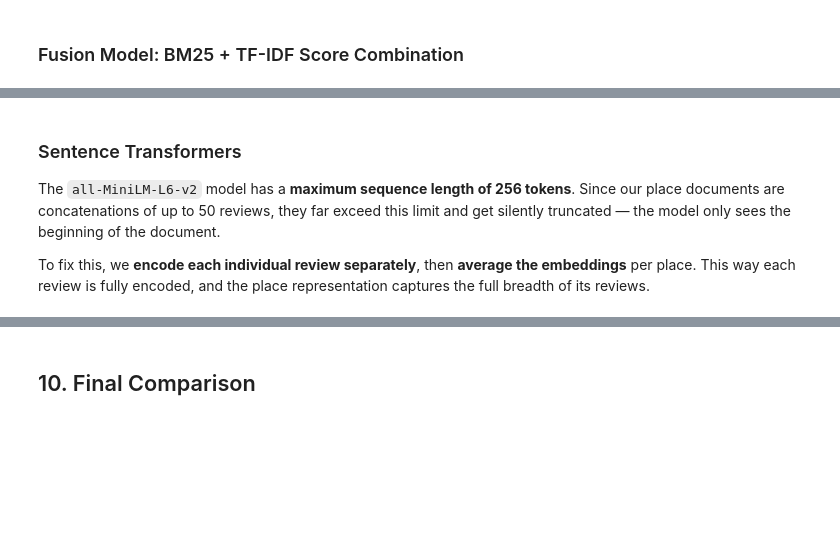
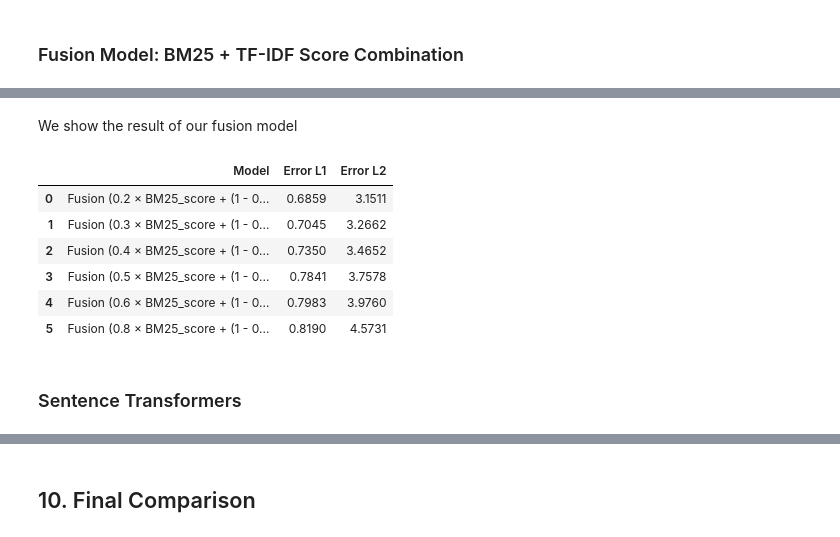
Before and after one commit to Loro67/tripadvisor-nlp-recommender, a Jupyter notebook: project_notebook.ipynb, the cells around one changed output, grey strips where cells are left out. Drawn from its saved outputs; the diff is of its cells as text; code cells hidden in the pictures; blank space fills up the shorter version.

```diff
--- a/project_notebook.ipynb
+++ b/project_notebook.ipynb
@@ -681,6 +836,14 @@ Fusion BM25×0.8 + TF-IDF×0.2    0.8408    4.5156
+# %% [markdown]
+We show the result of our fusion model
+# %%
+fusion_df
+# %% [output]
+|  | Model | Error L1 | Error L2 |
+| 0 | Fusion (0.2 × BM25_score + (1 - 0... | 0.6859 | 3.1511 |
+| 1 | Fusion (0.3 × BM25_score + (1 - 0... | 0.7045 | 3.2662 |
+| 2 | Fusion (0.4 × BM25_score + (1 - 0... | 0.7350 | 3.4652 |
+| 3 | Fusion (0.5 × BM25_score + (1 - 0... | 0.7841 | 3.7578 |
+| 4 | Fusion (0.6 × BM25_score + (1 - 0... | 0.7983 | 3.9760 |
+| 5 | Fusion (0.8 × BM25_score + (1 - 0... | 0.8190 | 4.5731 |
 # %% [markdown]
 ### Sentence Transformers
-
-The `all-MiniLM-L6-v2` model has a **maximum sequence length of 256 tokens**. Since our place documents are concatenations of up to 50 reviews, they far exceed this limit and get silently truncated — the model only sees the beginning of the document.
-
-To fix this, we **encode each individual review separately**, then **average the embeddings** per place. This way each review is fully encoded, and the place representation captures the full breadth of its reviews.
```
Also changed, not shown: parts of 52 cells of this notebook.
